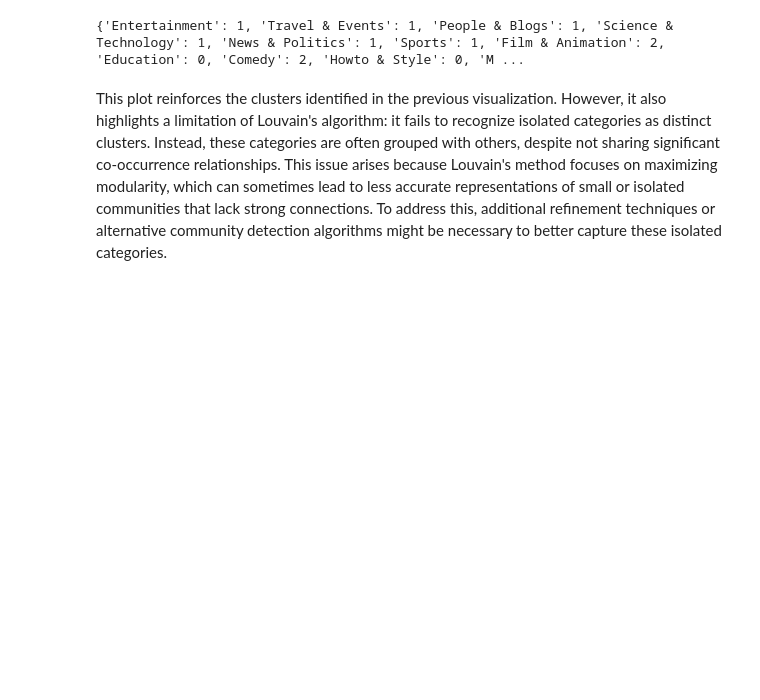
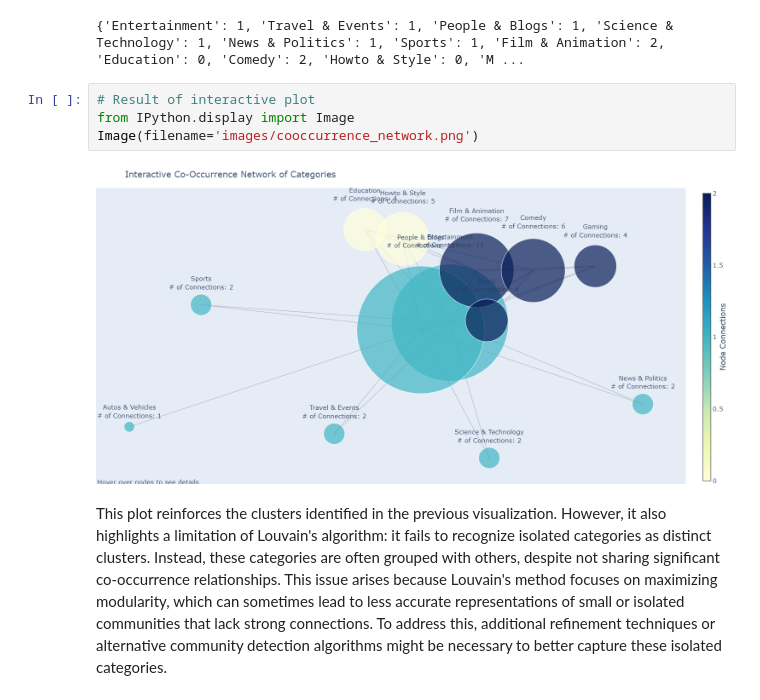
Before and after one commit to epfl-ada/ada-2024-project-grenobelgium, a Jupyter notebook: results.ipynb, the cells around one changed output. Cells and saved outputs as stored; diff of their text form; blank space fills up the shorter version.

Commit message:
Image interactive plot

```diff
--- a/results.ipynb
+++ b/results.ipynb
@@ -332,6 +332,12 @@ Let's make things more interactive!
 plot_generation.plot_interactive_co_occurrence_network(co_occurrence_matrix)
 # %% [output]
 {'Entertainment': 1, 'Travel & Events': 1, 'People & Blogs': 1, 'Science & Technology': 1, 'News & Politics': 1, 'Sports': 1, 'Film & Animation': 2, 'Education': 0, 'Comedy': 2, 'Howto & Style': 0, 'M ...
+# %%
+# Result of interactive plot
+from IPython.display import Image
+Image(filename='images/cooccurrence_network.png')
+# %% [output]
+[figure, added]
 # %% [markdown]
 This plot reinforces the clusters identified in the previous visualization. However, it also highlights a limitation of Louvain's algorithm: it fails to recognize isolated categories as distinct clusters. Instead, these categories are often grouped with others, despite not sharing significant co-occurrence relationships. This issue arises because Louvain's method focuses on maximizing modularity, which can sometimes lead to less accurate representations of small or isolated communities that lack strong connections. To address this, additional refinement techniques or alternative community detection algorithms might be necessary to better capture these isolated categories.
 # %% [markdown]
```
Also changed, not shown: parts of 4 cells of this notebook.
